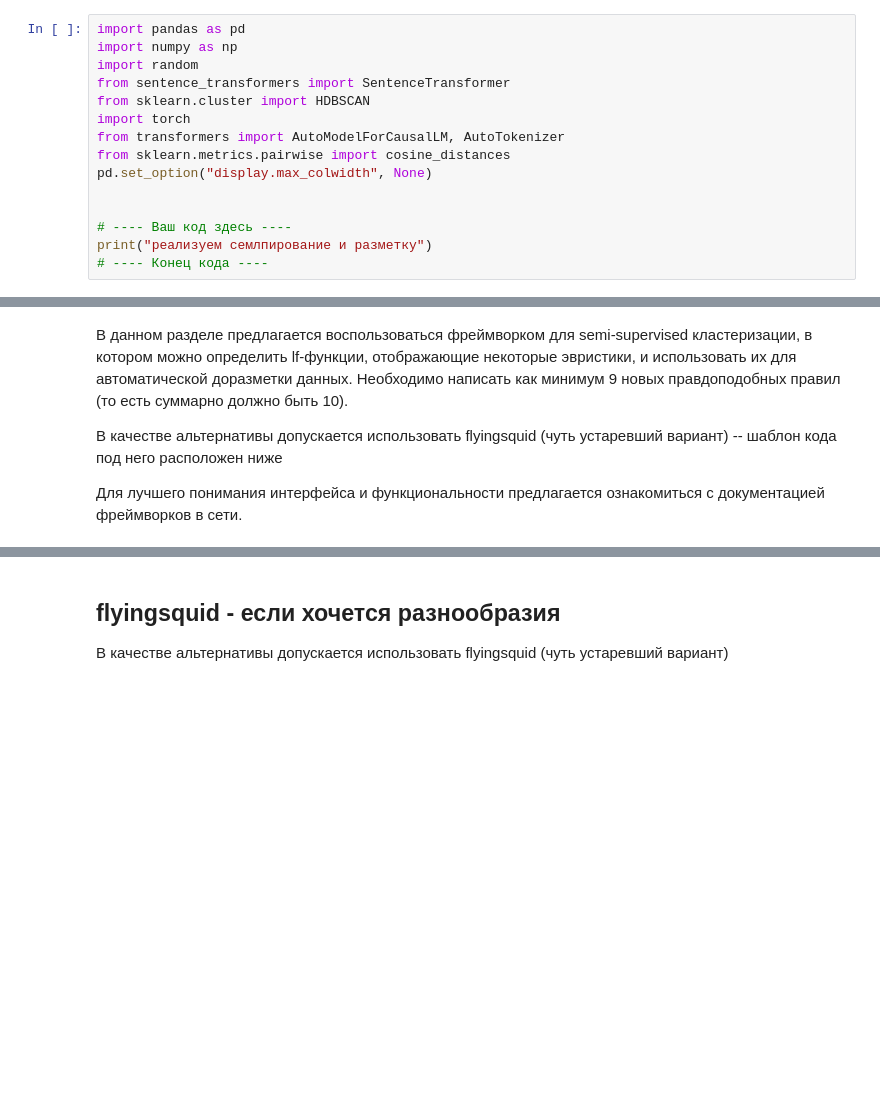
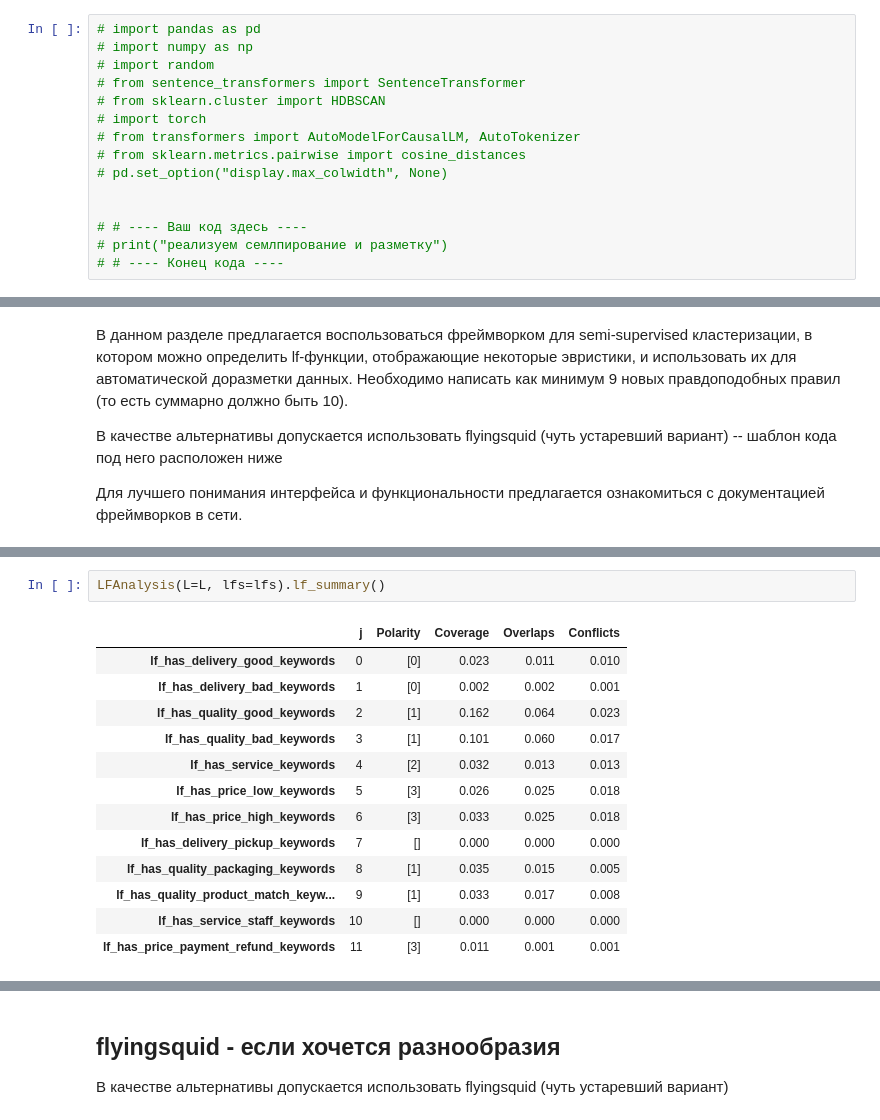
Before and after one commit to egor-kuzin/text-clusterization, a Jupyter notebook: LLMpro_hw3_Kuzin_Egor.ipynb, the cells around one changed output, grey strips where cells are left out. Cells and saved outputs as stored; diff of their text form; blank space fills up the shorter version.

```diff
--- a/LLMpro_hw3_Kuzin_Egor.ipynb
+++ b/LLMpro_hw3_Kuzin_Egor.ipynb
@@ -601,18 +655,18 @@ gc.collect()
 # %%
-import pandas as pd
-import numpy as np
-import random
-from sentence_transformers import SentenceTransformer
-from sklearn.cluster import HDBSCAN
-import torch
-from transformers import AutoModelForCausalLM, AutoTokenizer
-from sklearn.metrics.pairwise import cosine_distances
-pd.set_option("display.max_colwidth", None)
+# import pandas as pd
+# import numpy as np
+# import random
+# from sentence_transformers import SentenceTransformer
+# from sklearn.cluster import HDBSCAN
+# import torch
+# from transformers import AutoModelForCausalLM, AutoTokenizer
+# from sklearn.metrics.pairwise import cosine_distances
+# pd.set_option("display.max_colwidth", None)
 
 
-# ---- Ваш код здесь ----
-print("реализуем семлпирование и разметку")
-# ---- Конец кода ----
+# # ---- Ваш код здесь ----
+# print("реализуем семлпирование и разметку")
+# # ---- Конец кода ----
 # %% [markdown]
 # snorkel / flyingsquid - 10 баллов
 # %% [markdown]
@@ -653,0 +980,16 @@ print("пишем еще 9 функций")
+# %%
+LFAnalysis(L=L, lfs=lfs).lf_summary()
+# %% [output]
+|  | j | Polarity | Coverage | Overlaps | Conflicts |
+| lf_has_delivery_good_keywords | 0 | [0] | 0.023 | 0.011 | 0.010 |
+| lf_has_delivery_bad_keywords | 1 | [0] | 0.002 | 0.002 | 0.001 |
+| lf_has_quality_good_keywords | 2 | [1] | 0.162 | 0.064 | 0.023 |
+| lf_has_quality_bad_keywords | 3 | [1] | 0.101 | 0.060 | 0.017 |
+| lf_has_service_keywords | 4 | [2] | 0.032 | 0.013 | 0.013 |
+| lf_has_price_low_keywords | 5 | [3] | 0.026 | 0.025 | 0.018 |
+| lf_has_price_high_keywords | 6 | [3] | 0.033 | 0.025 | 0.018 |
+| lf_has_delivery_pickup_keywords | 7 | [] | 0.000 | 0.000 | 0.000 |
+| lf_has_quality_packaging_keywords | 8 | [1] | 0.035 | 0.015 | 0.005 |
+| lf_has_quality_product_match_keyw... | 9 | [1] | 0.033 | 0.017 | 0.008 |
+| lf_has_service_staff_keywords | 10 | [] | 0.000 | 0.000 | 0.000 |
+| lf_has_price_payment_refund_keywords | 11 | [3] | 0.011 | 0.001 | 0.001 |
```
Also changed, not shown: parts of 17 cells of this notebook, 2 other files.
